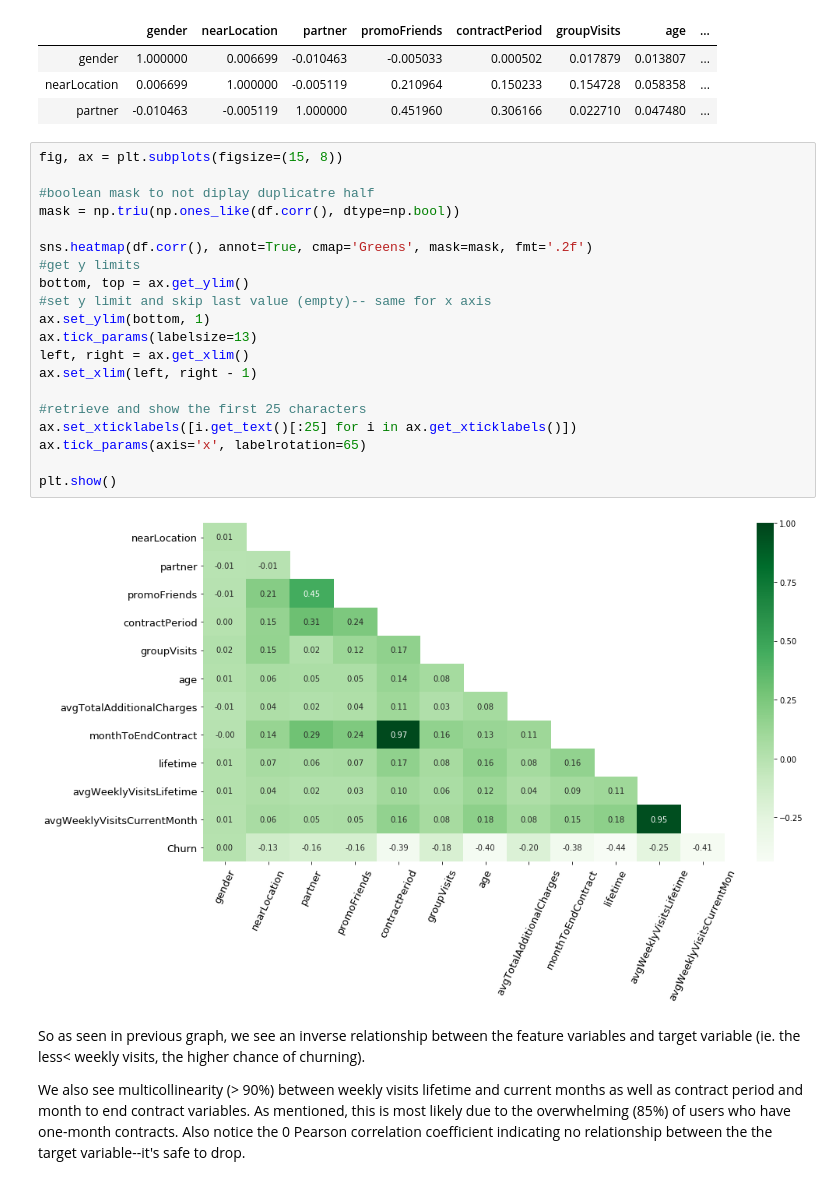
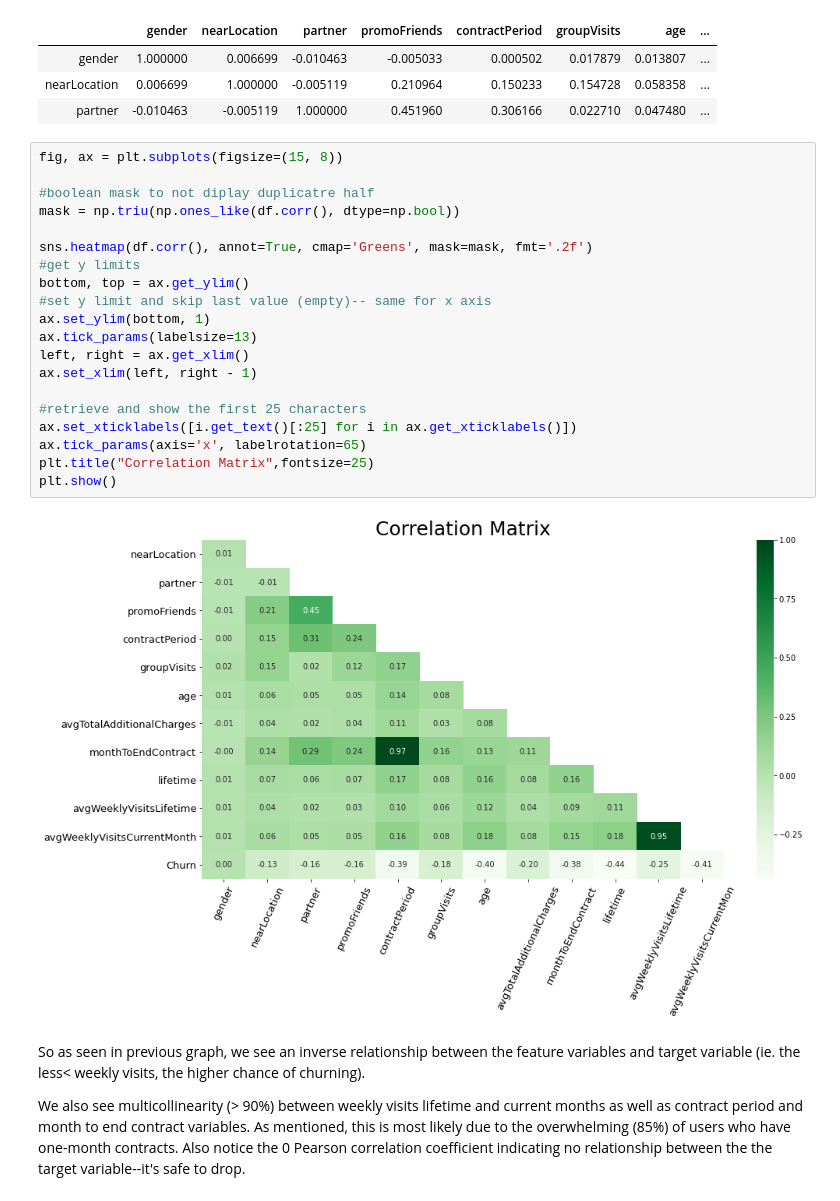
Before and after one commit to dannygarcia193/machineLearningProject, a Jupyter notebook: machineLearningProject_Practicum.ipynb, the cells around one changed output. Saved outputs shown, nothing was run; the diff lists cells and outputs as text.

```diff
--- a/machineLearningProject_Practicum.ipynb
+++ b/machineLearningProject_Practicum.ipynb
@@ -428,25 +429,25 @@ df.corr().head(3)
 # %%
 fig, ax = plt.subplots(figsize=(15, 8))
 
 #boolean mask to not diplay duplicatre half
 mask = np.triu(np.ones_like(df.corr(), dtype=np.bool))
 
 sns.heatmap(df.corr(), annot=True, cmap='Greens', mask=mask, fmt='.2f')
 #get y limits
 bottom, top = ax.get_ylim()
 #set y limit and skip last value (empty)-- same for x axis
 ax.set_ylim(bottom, 1)
 ax.tick_params(labelsize=13)
 left, right = ax.get_xlim()
 ax.set_xlim(left, right - 1)
 
 #retrieve and show the first 25 characters
 ax.set_xticklabels([i.get_text()[:25] for i in ax.get_xticklabels()])
 ax.tick_params(axis='x', labelrotation=65)
-
+plt.title("Correlation Matrix",fontsize=25)
 plt.show()
 # %% [output]
-[figure, old version]
+[figure, new version]
 # %% [markdown]
 So as seen in previous graph, we see an inverse relationship between the feature variables and target variable (ie. the less< weekly visits, the higher chance of churning).
 
```
Also changed, not shown: parts of 6 cells of this notebook.
